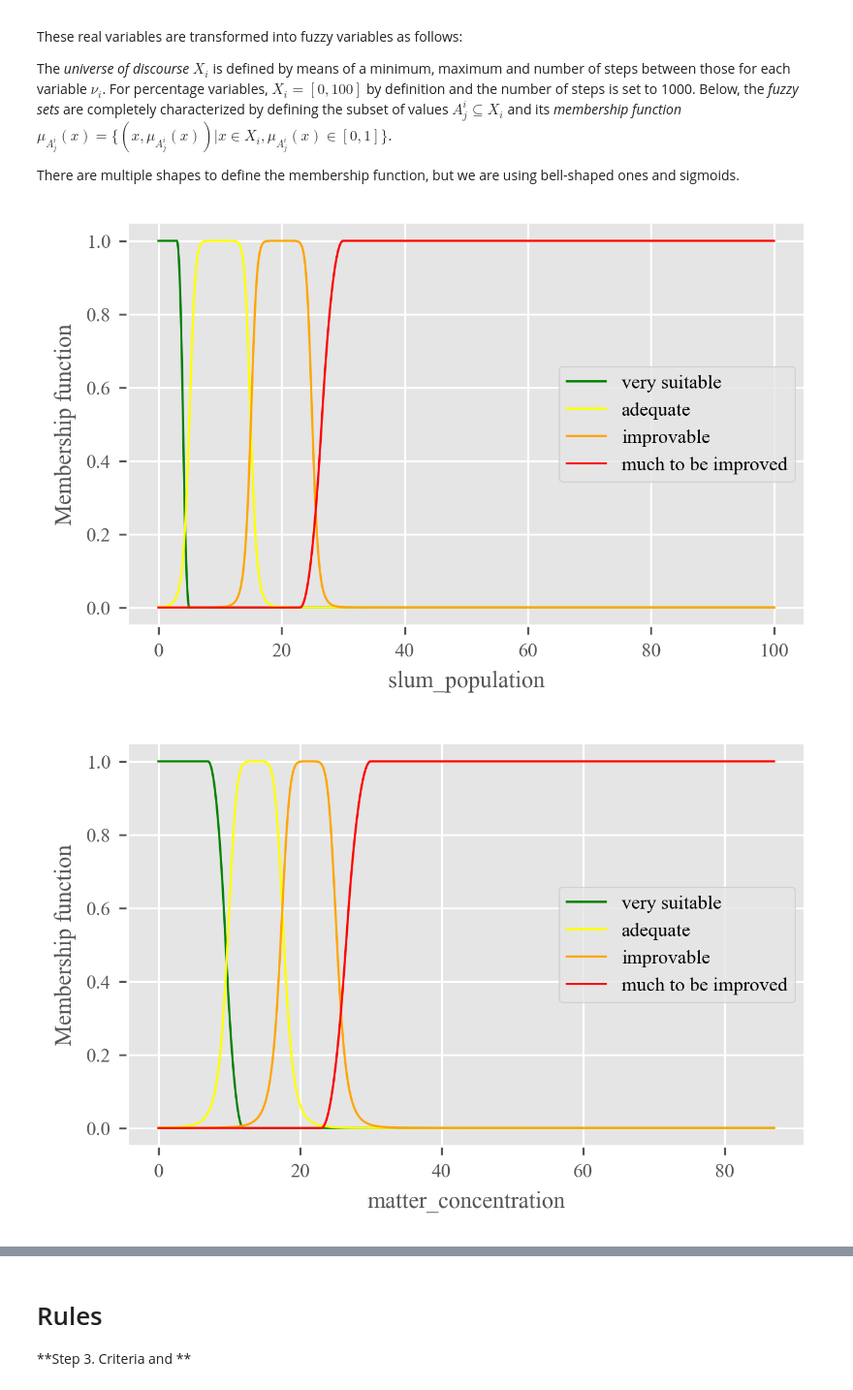
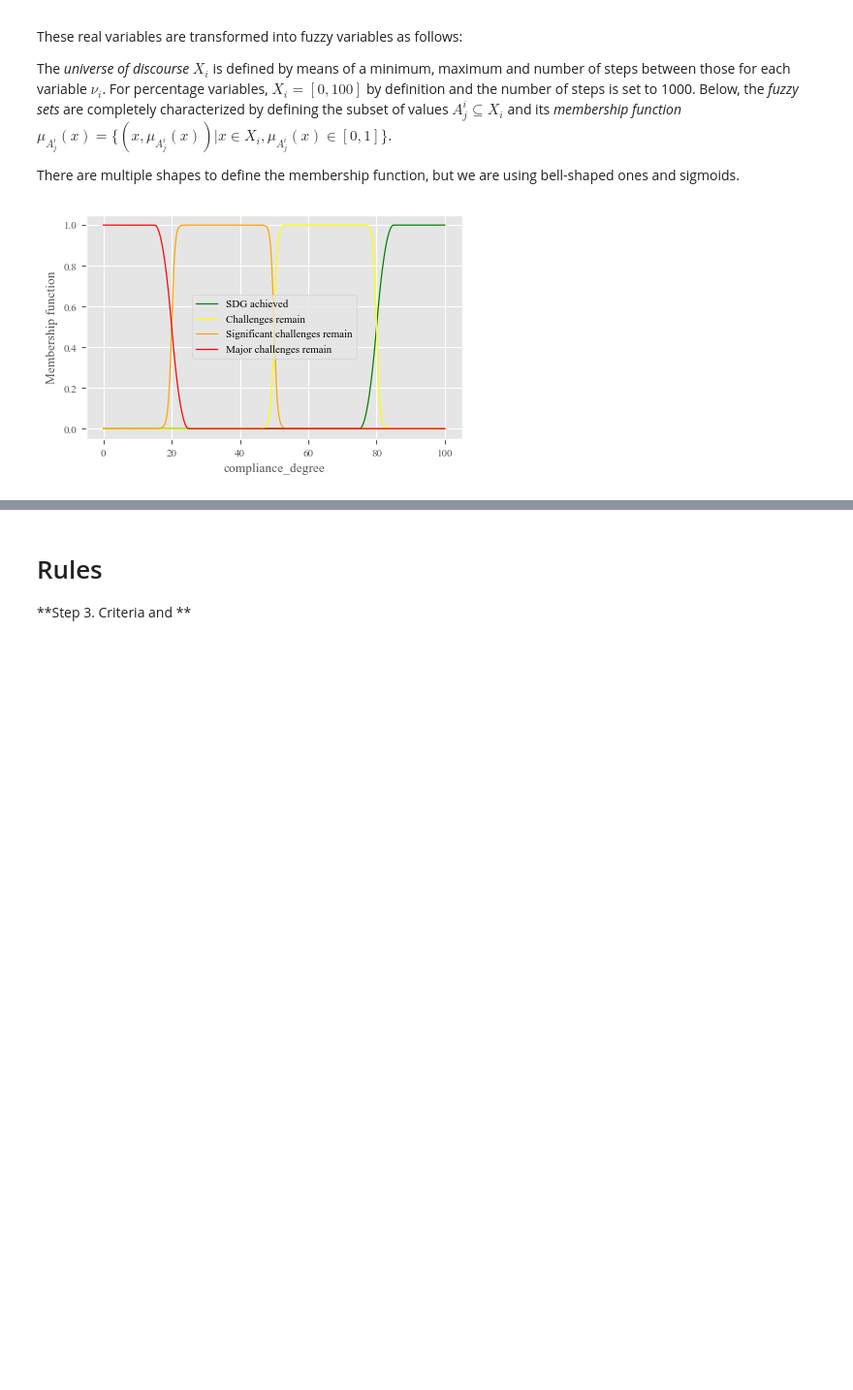
Before and after one commit to marialonsogar/fuzzy-compliance-SDG11, a Jupyter notebook: fuzzy-sdg11/fuzzy-system-demo.ipynb, the cells around one changed output, grey strips where cells are left out. Shown: that part at 97% size. Saved outputs shown, nothing was run; the diff lists cells and outputs as text; code cells hidden in the pictures; blank space fills up the shorter version.

```diff
--- a/fuzzy-sdg11/fuzzy-system-demo.ipynb
+++ b/fuzzy-sdg11/fuzzy-system-demo.ipynb
@@ -6,10 +6,16 @@
 import zadeh
 import matplotlib.pyplot as plt
 import matplotlib as mpl
+import ipywidgets
+import pandas as pd
+import numpy as np
+import functools
+import itertools
+
 
 # set default matplotlib config
 plt.rcParams['figure.figsize'] = [5, 3]
-plt.rcParams['figure.dpi'] = 300
+plt.rcParams['figure.dpi'] = 100
 mpl.rcParams['lines.linewidth'] = 0.9
 plt.style.use('ggplot')
 mpl.rcParams['axes.prop_cycle'] = mpl.cycler(color=["green", "yellow", "orange", "red"])
@@ -41,79 +47,78 @@ There are multiple shapes to define the membership function, but we are using be
 slum_population = zadeh.FuzzyVariable(
     zadeh.FloatDomain("slum_population", 0, 100, 1000),
     {
-        'very suitable': zadeh.ZFuzzySet(3, 5),
-        'adequate': zadeh.BellFuzzySet(5, 5, 10),
-        'improvable': zadeh.BellFuzzySet(5, 5, 20),
-        'much to be improved': zadeh.SFuzzySet(23, 30),
+        'SDG achieved': zadeh.ZFuzzySet(3, 5),
+        'Challenges remain': zadeh.BellFuzzySet(5, 5, 10),
+        'Significant challenges remain': zadeh.BellFuzzySet(5, 5, 20),
+        'Major challenges remain': zadeh.SFuzzySet(23, 30),
     },
 )
 
 matter_concentration = zadeh.FuzzyVariable(
     zadeh.FloatDomain("matter_concentration", 0, 87, 1000),
     {
-        'very suitable': zadeh.ZFuzzySet(7, 12),
-        'adequate': zadeh.BellFuzzySet(4, 3, 13.75),
-        'improvable': zadeh.BellFuzzySet(4, 3, 21.25),
-        'much to be improved': zadeh.SFuzzySet(23, 30),
+        'SDG achieved': zadeh.ZFuzzySet(7, 12),
+        'Challenges remain': zadeh.BellFuzzySet(4, 3, 13.75),
+        'Significant challenges remain': zadeh.BellFuzzySet(4, 3, 21.25),
+        'Major challenges remain': zadeh.SFuzzySet(23, 30),
     },
 )
 
 water_access = zadeh.FuzzyVariable(
     zadeh.FloatDomain("water_access", 0, 100, 1000),
     {
-        'very suitable': zadeh.SFuzzySet(97, 100),
-        'adequate': zadeh.BellFuzzySet(5, 5, 92.25),
-        'improvable': zadeh.BellFuzzySet(5, 5, 80.75),
-        'much to be improved': zadeh.ZFuzzySet(72, 77),
+        'SDG achieved': zadeh.SFuzzySet(97, 100),
+        'Challenges remain': zadeh.BellFuzzySet(5, 5, 92.25),
+        'Significant challenges remain': zadeh.BellFuzzySet(5, 5, 80.75),
+        'Major challenges remain': zadeh.ZFuzzySet(72, 77),
 
     },
 )
 
 public_transport_satisfaction = zadeh.FuzzyVariable(
     zadeh.FloatDomain("public_transport_satisfaction", 0, 100, 1000),
     {
-        'very suitable': zadeh.SFuzzySet(70, 74),
-        'adequate': zadeh.BellFuzzySet(7, 7, 64.75),
-        'improvable': zadeh.BellFuzzySet(7, 7, 50.25),
-        'much to be improved': zadeh.ZFuzzySet(42, 45),
+        'SDG achieved': zadeh.SFuzzySet(70, 74),
+        'Challenges remain': zadeh.BellFuzzySet(7, 7, 64.75),
+        'Significant challenges remain': zadeh.BellFuzzySet(7, 7, 50.25),
+        'Major challenges remain': zadeh.ZFuzzySet(42, 45),
 
     },
 )
 
 rent_overburden_population = zadeh.FuzzyVariable(
     zadeh.FloatDomain("rent_overburden_population", 0, 100, 1000),
     {
-        'very suitable': zadeh.ZFuzzySet(5, 7),
-        'adequate': zadeh.BellFuzzySet(3, 4, 9.5),
-        'improvable': zadeh.BellFuzzySet(3, 4, 14.5),
-        'much to be improved': zadeh.SFuzzySet(15, 19),
+        'SDG achieved': zadeh.ZFuzzySet(5, 7),
+        'Challenges remain': zadeh.BellFuzzySet(3, 4, 9.5),
+        'Significant challenges remain': zadeh.BellFuzzySet(3, 4, 14.5),
+        'Major challenges remain': zadeh.SFuzzySet(15, 19),
     },
 )
 
 # OUTPUT
 compliance_degree = zadeh.FuzzyVariable(
     zadeh.FloatDomain("compliance_degree", 0, 100, 1000),
     {
-        'very suitable': zadeh.SFuzzySet(70, 80),
-        'adequate': zadeh.BellFuzzySet(10, 10, 62.5),
-        'improvable': zadeh.BellFuzzySet(10, 10, 37.5),
-        'much to be improved': zadeh.ZFuzzySet(20, 30),
+        'SDG achieved': zadeh.SFuzzySet(75, 85),
+        'Challenges remain': zadeh.BellFuzzySet(15, 15, 65),
+        'Significant challenges remain': zadeh.BellFuzzySet(15, 15, 35),
+        'Major challenges remain': zadeh.ZFuzzySet(15, 25),
 
     },
 )
 
-slum_population.plot()
-plt.show()
-matter_concentration.plot()
-plt.show()
-water_access.plot()
-plt.show()
-public_transport_satisfaction.plot()
-plt.show()
-rent_overburden_population.plot()
-plt.show()
+# slum_population.plot()
+# plt.show()
+# matter_concentration.plot()
+# plt.show()
+# water_access.plot()
+# plt.show()
+# public_transport_satisfaction.plot()
+# plt.show()
+# rent_overburden_population.plot()
+# plt.show()
 compliance_degree.plot()
 plt.show()
 # %% [output]
-[figure, old version]
+[figure, new version]
-[figure, removed]
```
Also changed, not shown: parts of 22 cells of this notebook, 6 other files.
